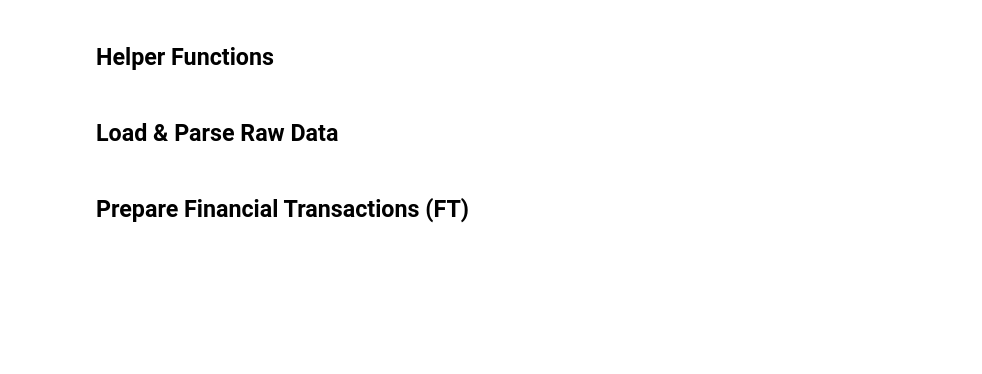
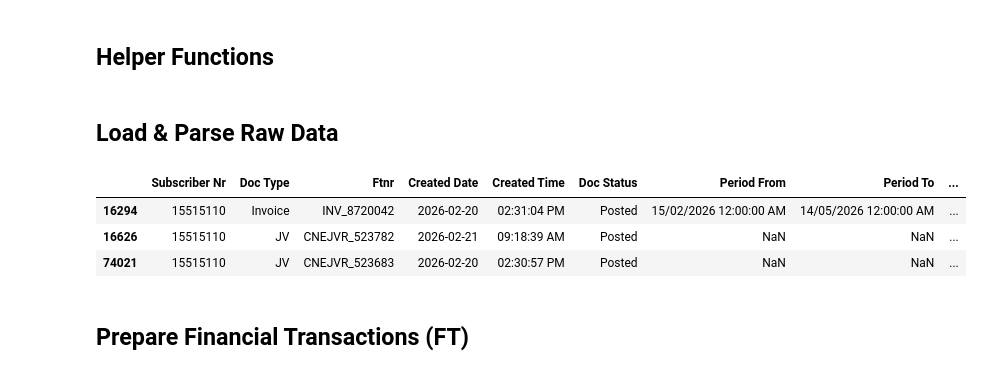
Before and after one commit to mturky/marwa_report, a Jupyter notebook: main.ipynb, the cells around one changed output. Drawn from its saved outputs; the diff is of its cells as text; code cells hidden in the pictures; blank space fills up the shorter version.

```diff
--- a/main.ipynb
+++ b/main.ipynb
@@ -141,6 +145,13 @@ newsales_raw['Customer Created Date'] = pd.to_datetime(
     newsales_raw['Customer Created Date'], dayfirst=True
 )
 ft_raw['Created Date'] = pd.to_datetime(ft_raw['Created Date'], dayfirst=True)
+# %%
+ft_raw.loc[ft_raw['Subscriber Nr']=='15515110']
+# %% [output]
+|  | Subscriber Nr | Doc Type | Ftnr | Created Date | Created Time | Doc Status | Period From | Period To | ... |
+| 16294 | 15515110 | Invoice | INV_8720042 | 2026-02-20 | 02:31:04 PM | Posted | 15/02/2026 12:00:00 AM | 14/05/2026 12:00:00 AM | ... |
+| 16626 | 15515110 | JV | CNEJVR_523782 | 2026-02-21 | 09:18:39 AM | Posted | NaN | NaN | ... |
+| 74021 | 15515110 | JV | CNEJVR_523683 | 2026-02-20 | 02:30:57 PM | Posted | NaN | NaN | ... |
 # %% [markdown]
 ## Prepare Financial Transactions (FT)
 # %%
```
Also changed, not shown: parts of 3 cells of this notebook, 2 other files.
